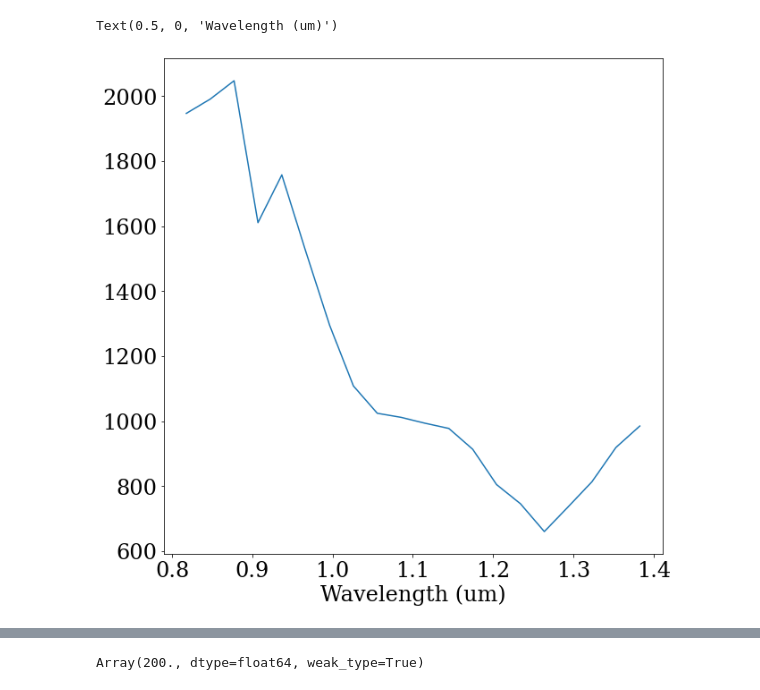
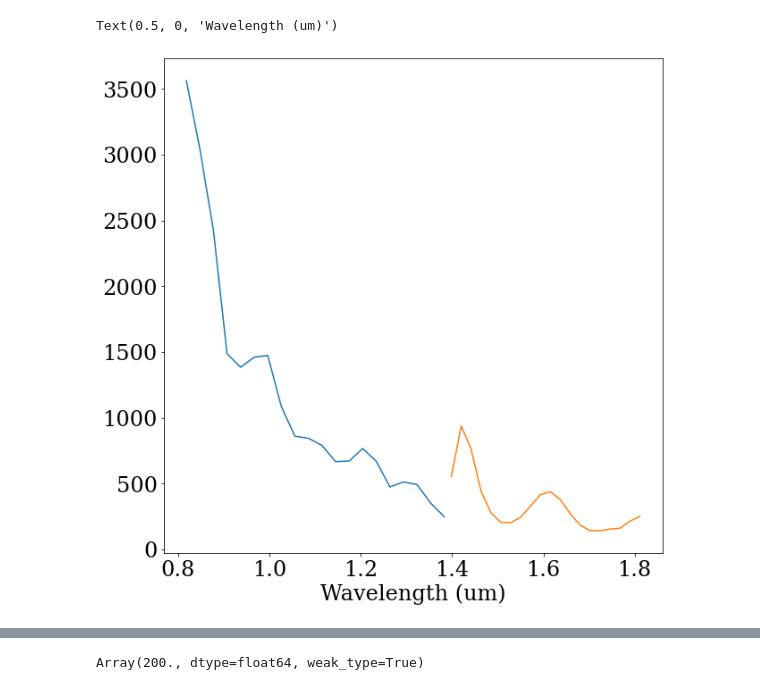
Before and after one commit to h-greer/hubble, a Jupyter notebook: notebooks/spectrum-wd.ipynb, the cells around one changed output, grey strips where cells are left out. Saved outputs shown, nothing was run; the diff lists cells and outputs as text; code cells hidden in the pictures.

```diff
--- a/notebooks/spectrum-wd.ipynb
+++ b/notebooks/spectrum-wd.ipynb
@@ -62,8 +53,3 @@ np.load("spectrum_basis.npy").shape
-# %%
-def load_spectrum_basis(file, nwavels, npoly):
-    basis_file = np.load(file)[:,:npoly]
-    spectrum_basis = ipx.interp1d(np.linspace(0,1,nwavels), np.linspace(0,1,basis_file.shape[0]), basis_file)
-    return spectrum_basis/np.sqrt(np.mean(spectrum_basis**2, axis=0))
 # %%
 wid = 90
 oversample = 4
@@ -214,18 +178,19 @@ g = 5e-2
 
 things = {
     "positions": sgd(g*2.5, 0),
-    "spectrum": sgd(g*1.5, 10),
-    "cold_mask_shift": sgd(g*0.5, 30),
+    "spectrum": sgd(g*1, 10),
+    "cold_mask_shift": sgd(g*1, 30),
 
     "bias": sgd(g*3, 20),
-    "aberrations": sgd(g*2, 70),
-    #"jitter": opt(g*1, 120),
+    "aberrations": sgd(g*1, 70),
+    #"jitter": sgd(g*1, 120),
 
-    "despace": sgd(g*10, 50),
-    "mag": sgd(g*3, 100),
+    "defocus": sgd(g*5, 30),
+    #"fnumber": sgd(g*100, 100),
+    "cold_mask_shear": sgd(g*0.5, 100),
+    "quadrature": sgd(g*10, 400),
+}
 
-    "cold_mask_shear": sgd(g*0.5, 100),
-}
 
 things_start = {
     "positions": sgd(g*5, 0),
@@ -248,5 +215,5 @@ plot_comparison(model_single, ModelParams(params_history[-1]), exposures_single)
 orig_params = params.params | params_history[-1]
 opt_params = set_array({k:orig_params[k] for k in orig_params if k in things})
 # %%
-losses, params_history = optimise_new(opt_params, model_single, exposures_single, things, 500, nbatches=5)
+losses, params_history = optimise_new(opt_params, model_single, exposures_single, things, 500, nbatches=5*len(exposures_single))
 # %% [output]
@@ -281,2 +255,2 @@ NameError: name 'stop' is not defined
 # %%
-final_params = optimise_optimistix(params_history[-1], model_single, exposures_single)
+final_params = optimise_optimistix(params_history[-1], model_single, exposures_single, project=True, diag=True)
@@ -345,26 +326,26 @@ plt.semilogy(np.sort(np.real(vals))[::-1])
 # %%
 plt.figure(figsize=(10,10))
 
-wv, filt = calc_throughput("F110W", nwavels=nwavels)
+wv, filt = calc_throughput("F110W", nwavels=nwavels_f110w)
 
 spec = CombinedBasisSpectrum(wv, filt, final_params.get("spectrum.HZ4_F110W"), spectrum_basis_f110w)
 
-# wv2, filt2 = calc_throughput("F160W", nwavels=nwavels)
+wv2, filt2 = calc_throughput("F160W", nwavels=nwavels_f160w)
 
-# spec2 = CombinedBasisSpectrum(wv2, filt2, final_params.get("spectrum.HZ4_F160W"), spectrum_basis)
+spec2 = CombinedBasisSpectrum(wv2, filt2, final_params.get("spectrum.HZ4_F160W"), spectrum_basis_f160w)
 
 
-sp = spec.spec_weights()/spec.flux*spec.proper_flux()#/(wv*1e6)
-# sp2 = spec2.spec_weights()/spec2.flux*spec2.proper_flux()#/(wv2*1e6)
+sp = spec.spec_weights()/spec.flux*spec.proper_flux()/(wv*1e6)
+sp2 = spec2.spec_weights()/spec2.flux*spec2.proper_flux()/(wv2*1e6)
 
 #plt.plot(wavels, params.get("spectrum.U10764_F110W"))
 plt.plot(wv*1e6, sp)
-# plt.plot(wv2*1e6, sp2)
+plt.plot(wv2*1e6, sp2)
 
 plt.xlabel("Wavelength (um)")
 # %% [output]
 Text(0.5, 0, 'Wavelength (um)')
-[figure, old version]
+[figure, new version]
 # %%
 from scipy.optimize import curve_fit
 from scipy.constants import h, c, k
```
Also changed, not shown: parts of 34 cells of this notebook, 8 other files.
